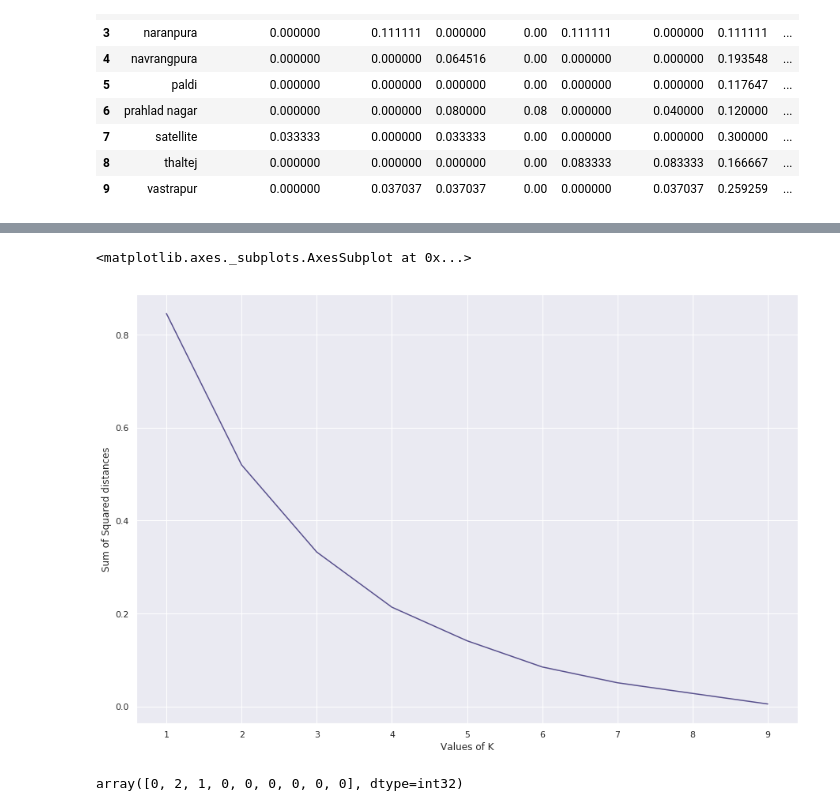
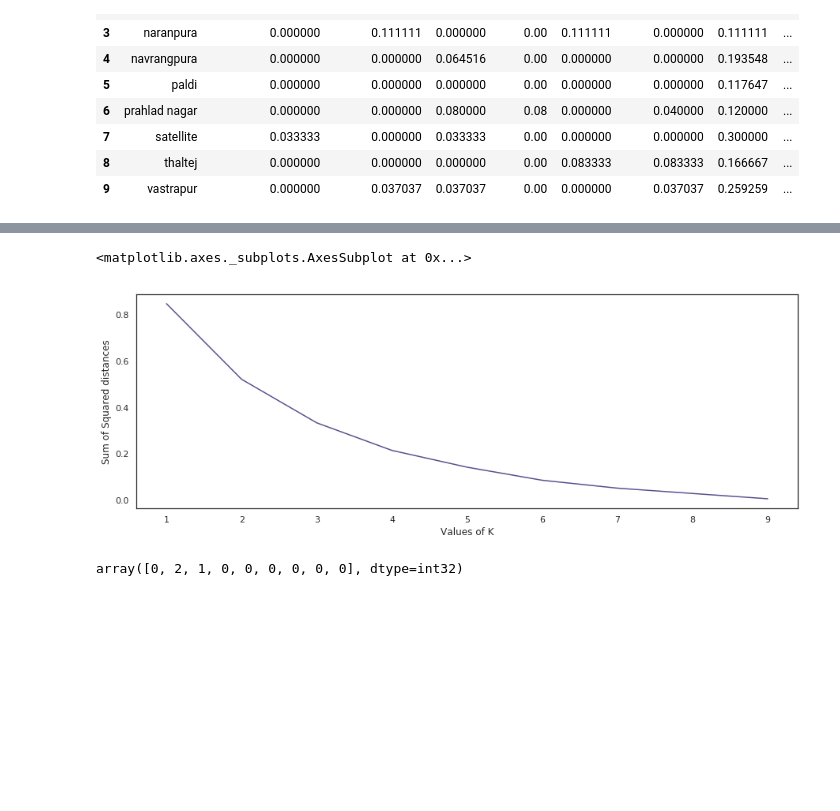
Before and after one commit to virendhanwani/Coursera_Capstone, a Jupyter notebook: Battle_of_hoods.ipynb, the cells around one changed output, grey strips where cells are left out. Cells and saved outputs as stored; diff of their text form; code cells hidden in the pictures; blank space fills up the shorter version.

Commit message:
added cluster wise maps, completed all the graphs.

```diff
--- a/Battle_of_hoods.ipynb
+++ b/Battle_of_hoods.ipynb
@@ -57,8 +58,8 @@ map_abad
 # %% [output]
 [interactive output not drawn]
 # %%
-CLIENT_ID = '4EDTWLS3HUX5C4BFIANTNTGN1VGNCDJDNPC5HX3KU2MKM3SP' # your Foursquare ID
-CLIENT_SECRET = 'CN3MRIKHFLGVLQEJBLYRBEM0JBYQS1PCNEX0K4GAAEFQNZBN' # your Foursquare Secret
+CLIENT_ID = '****' # your Foursquare ID
+CLIENT_SECRET = '*****' # your Foursquare Secret
 VERSION = '20190913' # Foursquare API version
 category_id = '4d4b7105d754a06374d81259'
 LIMIT = 50
@@ -284,12 +285,14 @@ for k in K:
     km = km.fit(abad_grp_cluster)
     Sum_of_squared_distances.append(km.inertia_)
 # %%
+sns.set(rc={'figure.figsize':(15,5)})
+sns.set(style="white")
 kmeans_plot = sns.lineplot(x=K, y=Sum_of_squared_distances,color= '#58508d')
 kmeans_plot.set(xlabel='Values of K', ylabel='Sum of Squared distances')
 kmeans_plot
 # %% [output]
 <matplotlib.axes._subplots.AxesSubplot at 0x...>
-[figure, old version]
+[figure, new version]
 # %%
 k = 3
 
```
Also changed, not shown: parts of 9 cells of this notebook.
